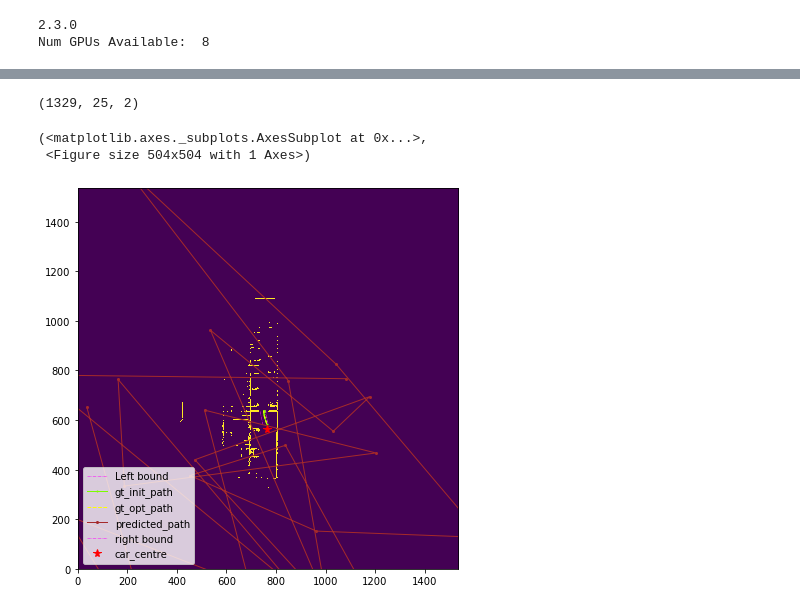
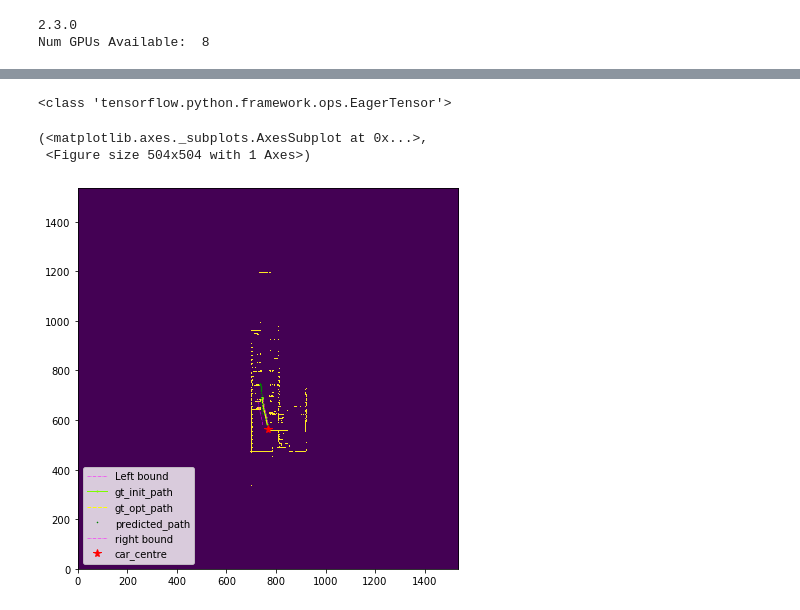
Before and after one commit to saitejamalyala/rosbag2numpy, a Jupyter notebook: iter_create_np_fromrbag/data_loader.ipynb, the cells around one changed output, grey strips where cells are left out. Saved outputs shown, nothing was run; the diff lists cells and outputs as text; code cells hidden in the pictures.

Commit message:
update: base model testing

```diff
--- a/iter_create_np_fromrbag/data_loader.ipynb
+++ b/iter_create_np_fromrbag/data_loader.ipynb
@@ -201,7 +237,8 @@ test_loss,test_accuracy = pp_model.evaluate(ds_test)
 # %%
 pp_model.save("ppmodel_{}.h5".format(test_loss),save_format='h5')
-#pp_model=tf.keras.models.load_model('/netpool/work/gpu-3/users/malyalasa/New_folder/rosbag2numpy/iter_create_np_fromrbag/ppmodel_5.286526679992676.h5',compile=False)
+#pp_model=tf.keras.models.load_model('/netpool/work/gpu-3/users/malyalasa/New_folder/rosbag2numpy/iter_create_np_fromrbag/ppmodel_3.397038459777832.h5',compile=False)
 
-pp_model.compile(optimizer=opt,loss=euclidean_distance_loss, metrics='accuracy')
+#pp_model.compile(optimizer=opt,loss=euclidean_distance_loss, metrics='accuracy')
+#pp_model.summary()
 test_loss,test_accuracy = pp_model.evaluate(ds_test)
 # %% [output]
@@ -211,9 +265,3 @@ predictions = pp_model.predict(ds_test)
-# %%
-#example["grid_map"],example["grid_org_res"],example["left_bnd"],
-#            example["right_bnd"],example["car_odo"],example["init_path"]
-np.shape(predictions)
-# %% [output]
-(1329, 25, 2)
 # %%
 
 def get_test_ds_size(ds_test):
@@ -233,20 +281,25 @@ def get_np_test_ds(ds_test):
     np_tst_car_odo = np.zeros(shape=(samples,3))
     np_tst_init_path = np.zeros(shape=(samples,25,2))
     np_tst_opt_path = np.zeros(shape=(samples,25,2))
+    list_tst_file_details = []
 
+    j=0
     for input_batch, output_batch in ds_test:
+
         for i in range(0,len(input_batch[0].numpy())):
-            np_tst_gridmap[i]=input_batch[0][i].numpy()
-            np_tst_grid_org_res[i] = input_batch[1][i].numpy()
-            np_tst_left_bnd[i] = input_batch[2][i].numpy()
-            np_tst_right_bnd[i] = input_batch[3][i].numpy()
-            np_tst_car_odo[i] = input_batch[4][i].numpy()
-            np_tst_init_path[i] = input_batch[5][i].numpy()
-            np_tst_opt_path[i] = output_batch[i].numpy()
+            np_tst_gridmap[j]=input_batch[0][i].numpy()
+            np_tst_grid_org_res[j] = input_batch[1][i].numpy()
+            np_tst_left_bnd[j] = input_batch[2][i].numpy()
+            np_tst_right_bnd[j] = input_batch[3][i].numpy()
+            np_tst_car_odo[j] = input_batch[4][i].numpy()
+            np_tst_init_path[j] = input_batch[5][i].numpy()
+            list_tst_file_details.append(input_batch[6][i])
 
-    return np_tst_gridmap,np_tst_grid_org_res,np_tst_left_bnd,np_tst_right_bnd,np_tst_car_odo,np_tst_init_path,np_tst_opt_path
+            np_tst_opt_path[j] = output_batch[i].numpy()
+            j=j+1
+    return np_tst_gridmap,np_tst_grid_org_res,np_tst_left_bnd,np_tst_right_bnd,np_tst_car_odo,np_tst_init_path,list_tst_file_details,np_tst_opt_path
 # %%
-np_tst_gridmap,np_tst_grid_org_res,np_tst_left_bnd,np_tst_right_bnd,np_tst_car_odo,np_tst_init_path,np_tst_opt_path =get_np_test_ds(ds_test)
+np_tst_gridmap,np_tst_grid_org_res,np_tst_left_bnd,np_tst_right_bnd,np_tst_car_odo,np_tst_init_path,list_tst_file_details,np_tst_opt_path =get_np_test_ds(ds_test)
 # %%
 def plot_scene(features):
     grid_map = features["grid_map"]
@@ -258,6 +311,7 @@ def plot_scene(features):
     car_odo = features["car_odo"]
 
     predict_path = features["predictions"]
+    file_details=features["file_details"]
 
     #print(type(grid_map))
     fig=plt.figure(figsize=(7, 7))
@@ -269,7 +323,7 @@ def plot_scene(features):
     ax.plot((init_path[:,0]-grid_org[0])/res,(init_path[:,1]-grid_org[1])/res,'o-', color='lawngreen',markersize=1, linewidth=1)
     ax.plot((opt_path[:,0]-grid_org[0])/res,(opt_path[:,1]-grid_org[1])/res,'--', color='yellow',markersize=1, linewidth=1)
 
-    ax.plot((predict_path[:,0]-grid_org[0])/res,(predict_path[:,1]-grid_org[1])/res,'-o', color='brown',markersize=2, linewidth=1)
+    ax.plot((predict_path[:,0]-grid_org[0])/res,(predict_path[:,1]-grid_org[1])/res,'*', color='green',markersize=1, linewidth=1)
 
     ax.plot((right_bnd[:,0]-grid_org[0])/res,(right_bnd[:,1]-grid_org[1])/res, '-.',color='magenta',markersize=0.5, linewidth=0.5)
 
@@ -281,22 +335,28 @@ def plot_scene(features):
 
     ax.imshow(grid_map,origin="lower")
 
+
+    print(type(file_details))
+
     return ax,fig
 # %%
-test_idx=10
+test_idx=320
 test_data={}
 test_data["grid_map"]= np_tst_gridmap[test_idx]
 test_data["grid_org_res"]=np_tst_grid_org_res[test_idx]
 test_data["left_bnd"]=np_tst_left_bnd[test_idx]
 test_data["right_bnd"]=np_tst_right_bnd[test_idx]
 test_data["car_odo"]=np_tst_car_odo[test_idx]
 test_data["init_path"]=np_tst_init_path[test_idx]
 test_data["opt_path"]=np_tst_opt_path[test_idx]
 test_data["predictions"] = predictions[test_idx]
+test_data["file_details"] = list_tst_file_details[test_idx]
 
+#print(test_data["left_bnd"])
 
 plot_scene(test_data)
 # %% [output]
-(<matplotlib.axes._subplots.AxesSubplot at 0x...>,
- <Figure size 504x504 with 1 Axes>)
+<class 'tensorflow.python.framework.ops.EagerTensor'>
+(<matplotlib.axes._subplots.AxesSubplot at 0x...>,
+ <Figure size 504x504 with 1 Axes>)
-[figure, old version]
+[figure, new version]
```
Also changed, not shown: parts of 11 cells of this notebook.
